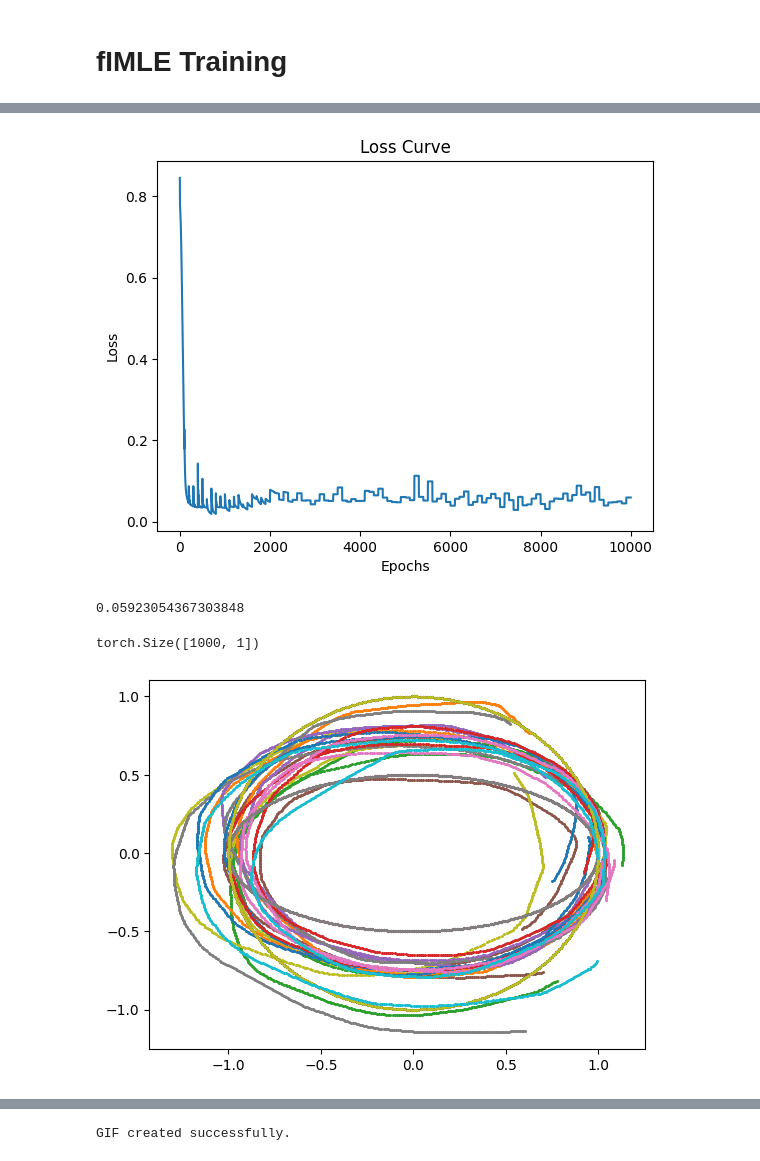
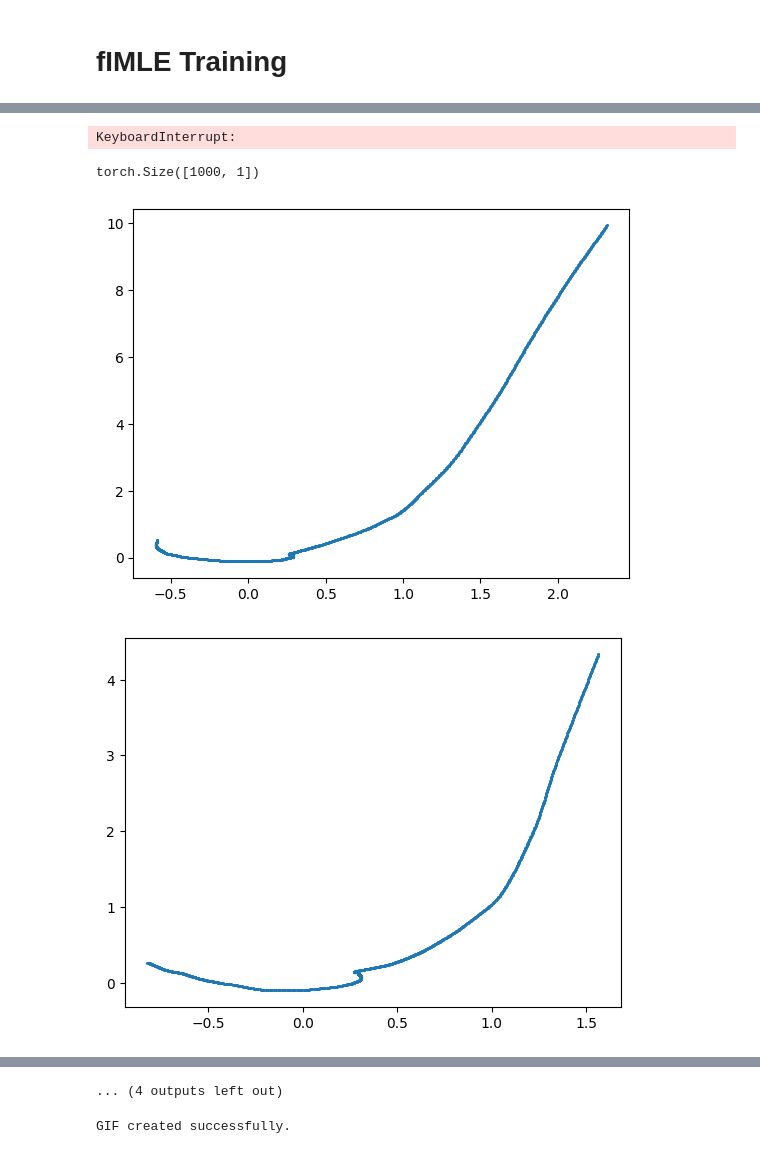
Before and after one commit to rajshreyas922/Human_Pose_Generation, a Jupyter notebook: nD ProvNERF.ipynb, the cells around one changed output, grey strips where cells are left out. Cells and saved outputs as stored; diff of their text form; code cells hidden in the pictures.

```diff
--- a/nD ProvNERF.ipynb
+++ b/nD ProvNERF.ipynb
@@ -17,9 +17,9 @@ def generate_line(n, sign = "+"):
     t = torch.linspace(-3, 3, n)
     x = t.view(-1, 1)
     if sign == "+":
-        y = t.view(-1, 1) + 5
+        y = t.view(-1, 1)
     else:
-        y = -t.view(-1, 1) + 5
+        y = -t.view(-1, 1)
     return torch.cat((x, y), dim=1).unsqueeze(0)
 
 def generate_parabola(n, sign = "+"):
@@ -49,7 +49,7 @@ def generate_data(n, sign = "+"):
     parabola = generate_parabola(n, sign)
     circle = generate_circle(n)
     el = generate_ellipse(n)
-    return torch.concat((el, circle), dim=0)
+    return torch.concat((el, line, parabola), dim=0)
 
 def plot_data(data):
     data = data.to("cpu").detach().numpy()
@@ -190,26 +191,26 @@ plt.title('Loss Curve')
 plt.show()
 print(losses.pop())
 # %% [output]
-[figure, removed]
-0.05923054367303848
+KeyboardInterrupt:
 # %%
-t = torch.linspace(0, 2*torch.pi, 1000)
+t = torch.linspace(-1*torch.pi, 2*torch.pi, 1000)
 t = t.unsqueeze(1).to(device)
 print(t.shape)
 
 
 
 
-for i in range(10):
+for i in range(15):
     Zs = generate_NN_latent_functions(1, xdim, zdim)[0].to(device)
     Z = Zs(t)
     Z = torch.cat((Z, t), dim = 1)
     out = H_t(Z)
     data = points.to("cpu").detach().numpy()
-    for i in range(data.shape[0]):
-        plt.scatter(data[i, :, 0], data[i, :, 1], s=1.5)
+    # for i in range(data.shape[0]):
+    #     plt.scatter(data[i, :, 0], data[i, :, 1], s=1.5)
     plt.scatter(out[:, 0].to('cpu').detach().numpy(), out[:, 1].to('cpu').detach().numpy(), s = 1.5)
-plt.show()
+    plt.show()
 # %% [output]
 torch.Size([1000, 1])
-[figure, old version]
+[figure, new version]
+[figure, added]
@@ -216,3 +226,4 @@ torch.Size([1000, 1])
+... (4 outputs left out)
 # %%
 import torch
 import numpy as np
```
Also changed, not shown: parts of 3 cells of this notebook, 17 other files.
